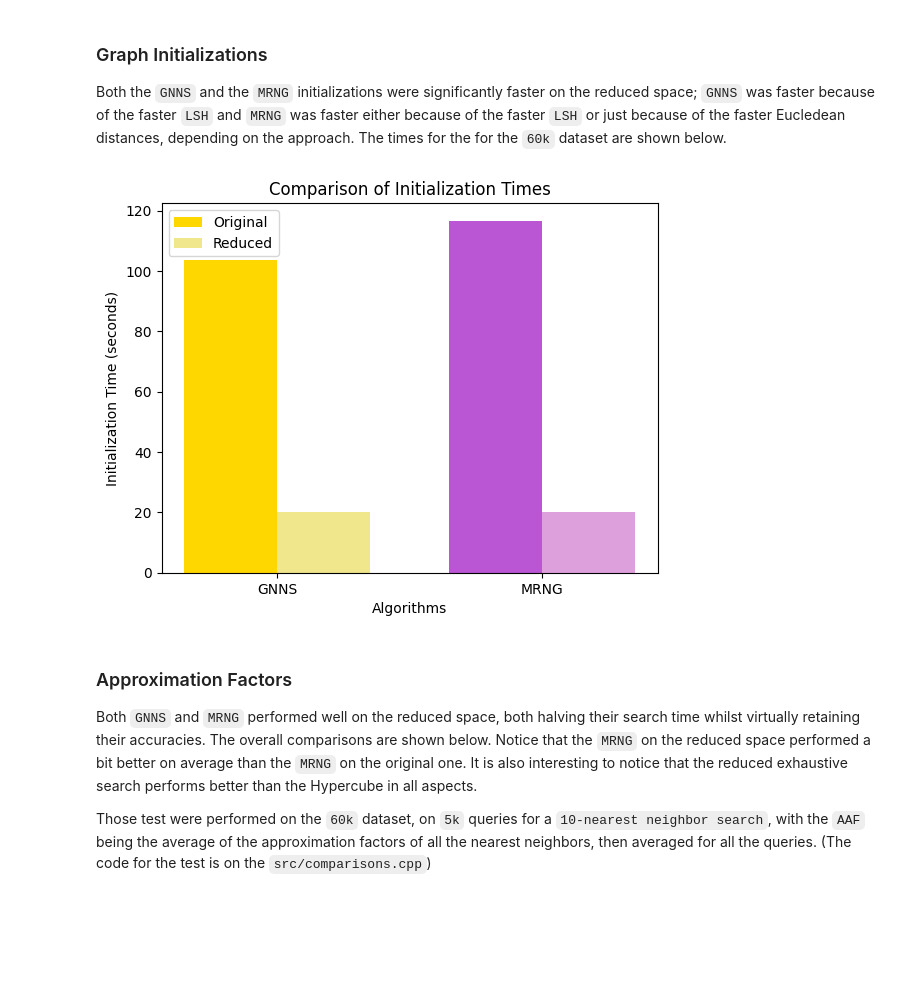
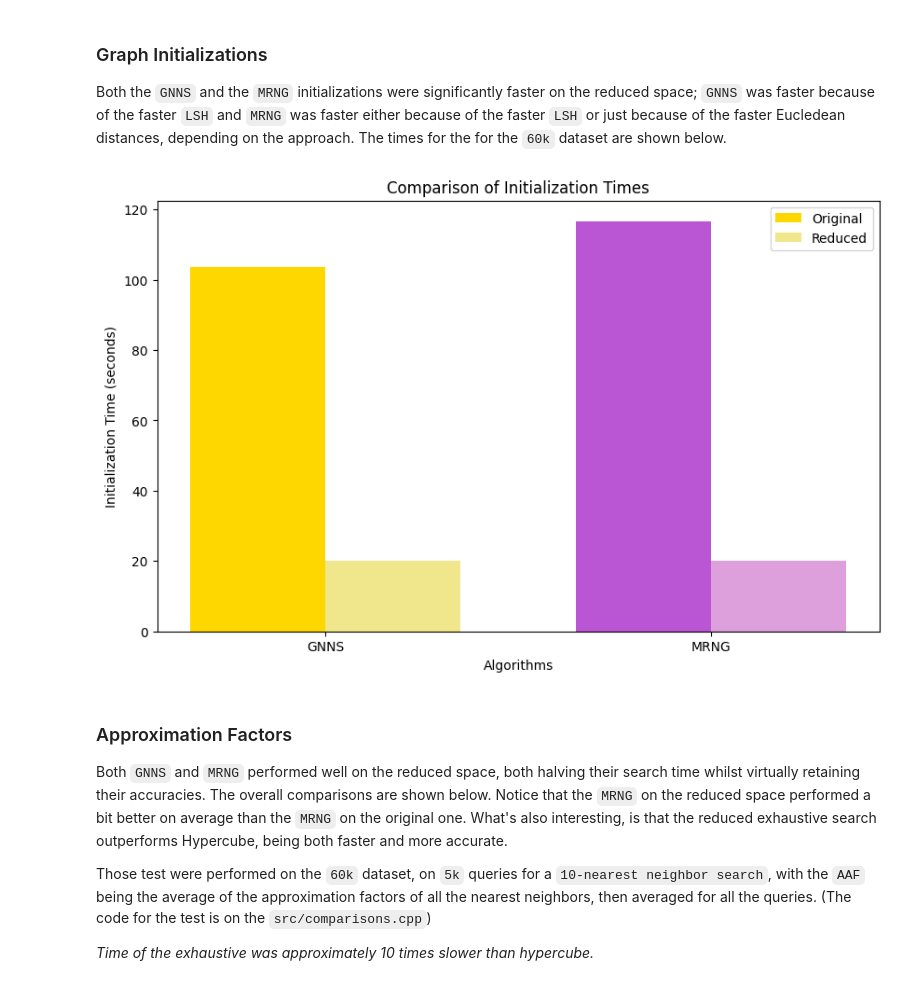
Before and after one commit to UpTheShipCreek/Project2023, a Jupyter notebook: Assignment_3/Comparisons.ipynb, the cells around one changed output. Drawn from its saved outputs; the diff is of its cells as text; code cells hidden in the pictures; blank space fills up the shorter version.

Commit message:
Comparisons

```diff
--- a/Assignment_3/Comparisons.ipynb
+++ b/Assignment_3/Comparisons.ipynb
@@ -19,41 +19,43 @@ Both the `GNNS` and the `MRNG` initializations were significantly faster on the
 import matplotlib.pyplot as plt
 
 # Data
 algorithms = ['GNNS', 'MRNG']
 original_times = [103.607, 116.692]
 reduced_times = [20.019, 20.167]
 
 # Bar width
 bar_width = 0.35
 
 # Set up figure and axes
-fig, ax = plt.subplots()
+fig, ax = plt.subplots(figsize=(10, 6))
 
 # Bar positions
-original_positions = range(len(steps))
+original_positions = range(len(algorithms))
 reduced_positions = [pos + bar_width for pos in original_positions]
 
 # Plot bars with different colors for each step
 original_bars = ax.bar(original_positions, original_times, width=bar_width, label='Original', color=['gold','mediumorchid'])
 reduced_bars = ax.bar(reduced_positions, reduced_times, width=bar_width, label='Reduced', color=['khaki','plum'])
 
 # Add labels, title, and legend
 ax.set_xlabel('Algorithms')
 ax.set_ylabel('Initialization Time (seconds)')
 ax.set_title('Comparison of Initialization Times')
 ax.set_xticks([pos + bar_width / 2 for pos in original_positions])
 ax.set_xticklabels(algorithms)
 ax.legend()
 
 # Show the plot
 plt.show()
 # %% [output]
-[figure, old version]
+[figure, new version]
 # %% [markdown]
 ### Approximation Factors
-Both `GNNS` and `MRNG` performed well on the reduced space, both halving their search time whilst virtually retaining their accuracies. The overall comparisons are shown below. Notice that the `MRNG` on the reduced space performed a bit better on average than the `MRNG` on the original one. It is also interesting to notice that the reduced exhaustive search performs better than the Hypercube in all aspects.
+Both `GNNS` and `MRNG` performed well on the reduced space, both halving their search time whilst virtually retaining their accuracies. The overall comparisons are shown below. Notice that the `MRNG` on the reduced space performed a bit better on average than the `MRNG` on the original one. What's also interesting, is that the reduced exhaustive search outperforms Hypercube, being both faster and more accurate.
 
 Those test were performed on the `60k` dataset, on `5k` queries for a `10-nearest neighbor search`, with the `AAF` being the average of the approximation factors of all the nearest neighbors, then averaged for all the queries. (The code for the test is on the `src/comparisons.cpp`)
+
+*Time of the exhaustive was approximately 10 times slower than hypercube.*
 # %%
 import matplotlib.pyplot as plt
 from matplotlib.ticker import MaxNLocator
```
Also changed, not shown: parts of 4 cells of this notebook.
